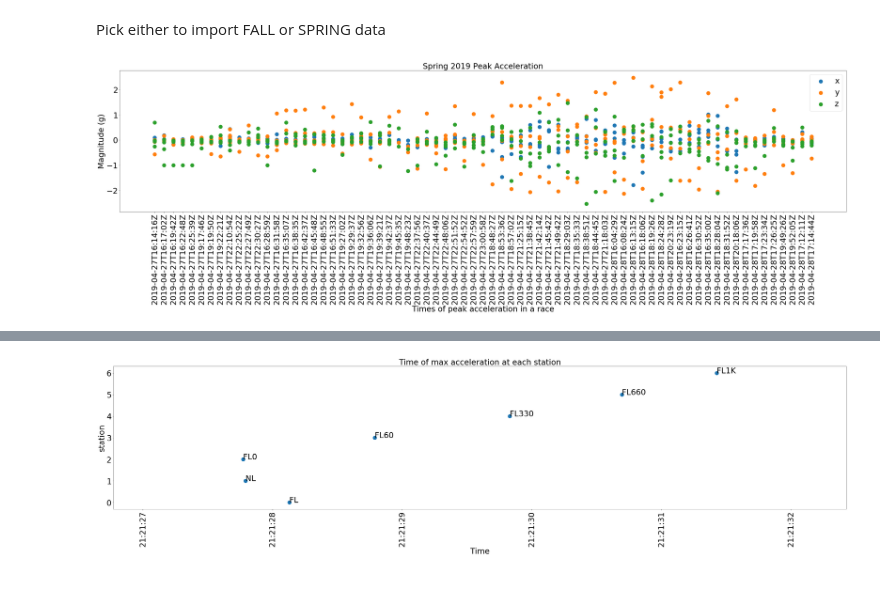
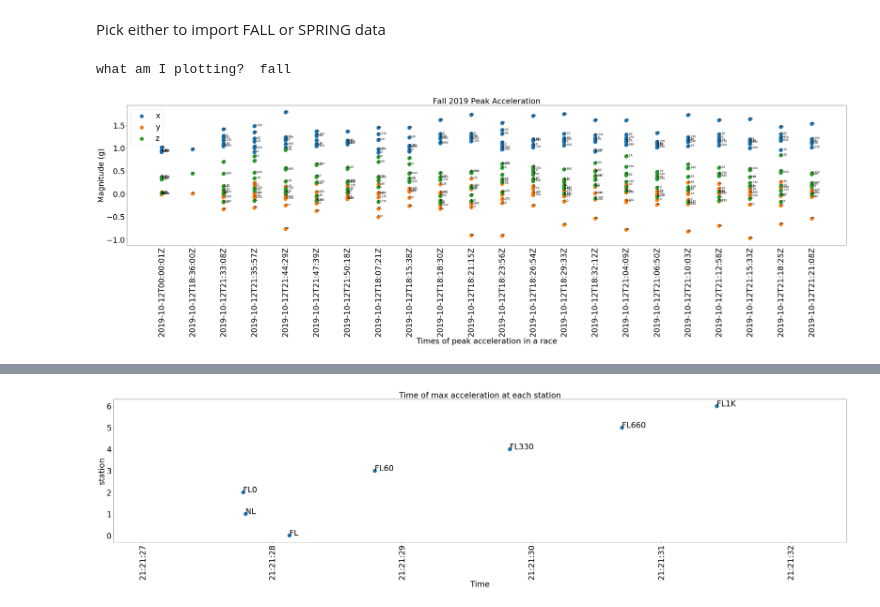
Before and after one commit to herringabrielle/dragraceAnalysis, a Jupyter notebook: Plotting.ipynb, the cells around one changed output, grey strips where cells are left out. Drawn from its saved outputs; the diff is of its cells as text; code cells hidden in the pictures.

```diff
--- a/Plotting.ipynb
+++ b/Plotting.ipynb
@@ -27,7 +27,7 @@ data = pandas.read_csv('./fallClean/Magnitude/fa_vmag.csv', names=colnames, head
 # %%
 ### SPRING IMPORT DATA TO PLOT
 # or pick me
-
+season = 'spring'
 import pandas
 colnames = ['maxVmag_counts','maxVmag_g', 'xValue_counts' ,'yValue_counts' ,'zValue_counts' ,'xValue_g' , 'yValue_g' ,'zValue_g' , 'maxVmagTime' , 'meanVmag_counts' , 'meanVmag_g' , 'sta' , 'staIndex' , 'startTimeFile']
 
@@ -62,43 +62,50 @@ staIndex = data.staIndex.tolist()
 # %%
 # Plot SCATTER
 # Check graph labels and change for Fall or Spring data uploaded
+
+print('what am I plotting? ', season)
 
 # Create a figure containing a single axes.
 fig = plt.figure(figsize=(50, 10))
 ax = fig.add_subplot(111)
 
-# to plot a line graph
+# plot a line graph
 
 #x = plt.plot(maxVmagTime, xValue_g)  # Plot some data on the axes.
 #y = plt.plot(maxVmagTime, yValue_g)
 #z = plt.plot(maxVmagTime, zValue_g)
 
+
 # Plot a Scatter Plot
+
 # with annotations of station name
 x = plt.scatter(startTimeFile, xValue_g, s = 200)  # Plot some data on the axes.
-#for i, txt in enumerate(sta):
-    #ax.annotate(txt, (startTimeFile[i], xValue_g[i]))
+for i, txt in enumerate(sta):
+    ax.annotate(txt, (startTimeFile[i], xValue_g[i]))
 y = plt.scatter(startTimeFile, yValue_g, s = 200)
-#for i, txt in enumerate(sta):
-    #ax.annotate(txt, (startTimeFile[i], yValue_g[i]))
+for i, txt in enumerate(sta):
+    ax.annotate(txt, (startTimeFile[i], yValue_g[i]))
 z = plt.scatter(startTimeFile, zValue_g, s = 200)
-#for i, txt in enumerate(sta):
-    #ax.annotate(txt, (startTimeFile[i], zValue_g[i]))
+for i, txt in enumerate(sta):
+    ax.annotate(txt, (startTimeFile[i], zValue_g[i]))
 
 # Labels and Titles
 
 plt.xticks(rotation=90, fontsize = 30)
 plt.yticks(fontsize = 30)
-plt.title("Spring 2019 Peak Acceleration", fontsize = 30)
-#plt.title("Fall 2019 Peak Acceleration", fontsize = 30)
+#plt.title("Spring 2019 Peak Acceleration", fontsize = 30)
+plt.title("Fall 2019 Peak Acceleration", fontsize = 30)
 plt.xlabel('Times of peak acceleration in a race', fontsize = 30)
 plt.ylabel('Magnitude (g)', fontsize = 30)
 plt.gca().legend(('x','y','z'), fontsize = 30)
 
 
 #Save the Figure
 
-plt.savefig('./springClean/Magnitude/sp_scatter.png', bbox_inches='tight')
-#plt.savefig('./fallClean/Magnitude/fa_scatter.png', bbox_inches='tight')
+#plt.savefig('./springClean/Magnitude/sp_scatter.png', bbox_inches='tight')
+plt.savefig('./fallClean/Magnitude/fa_scatter.png', bbox_inches='tight')
+
+plt.show()
 # %% [output]
+what am I plotting?  fall
-[figure, old version]
+[figure, new version]
```
Also changed, not shown: parts of 3 cells of this notebook, 8 other files.
